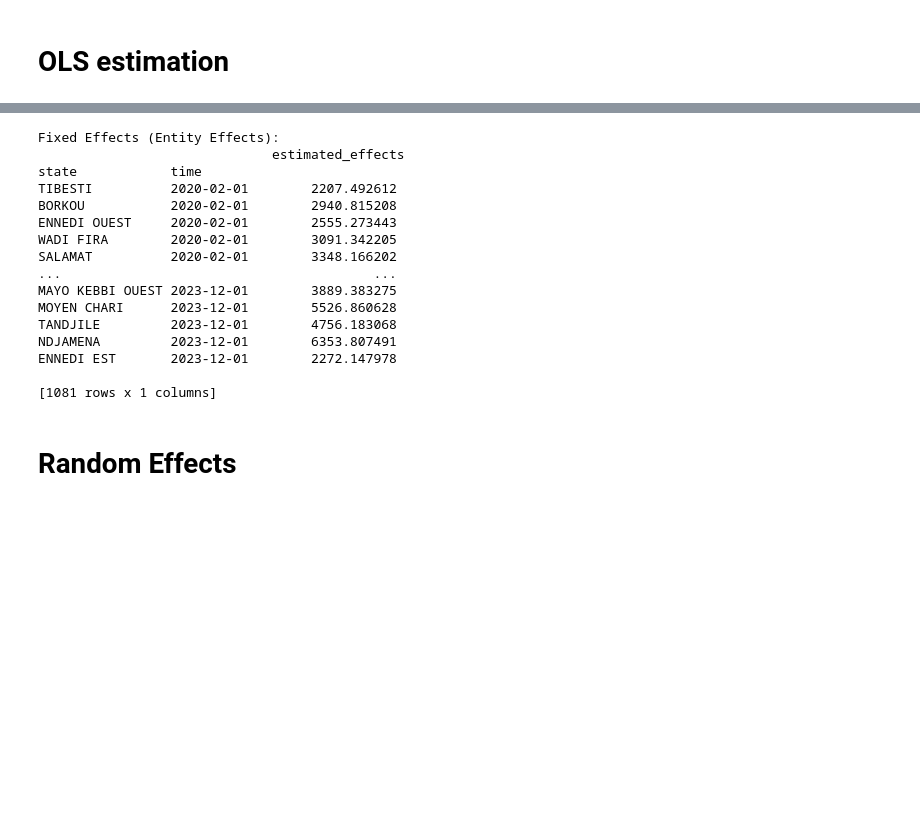
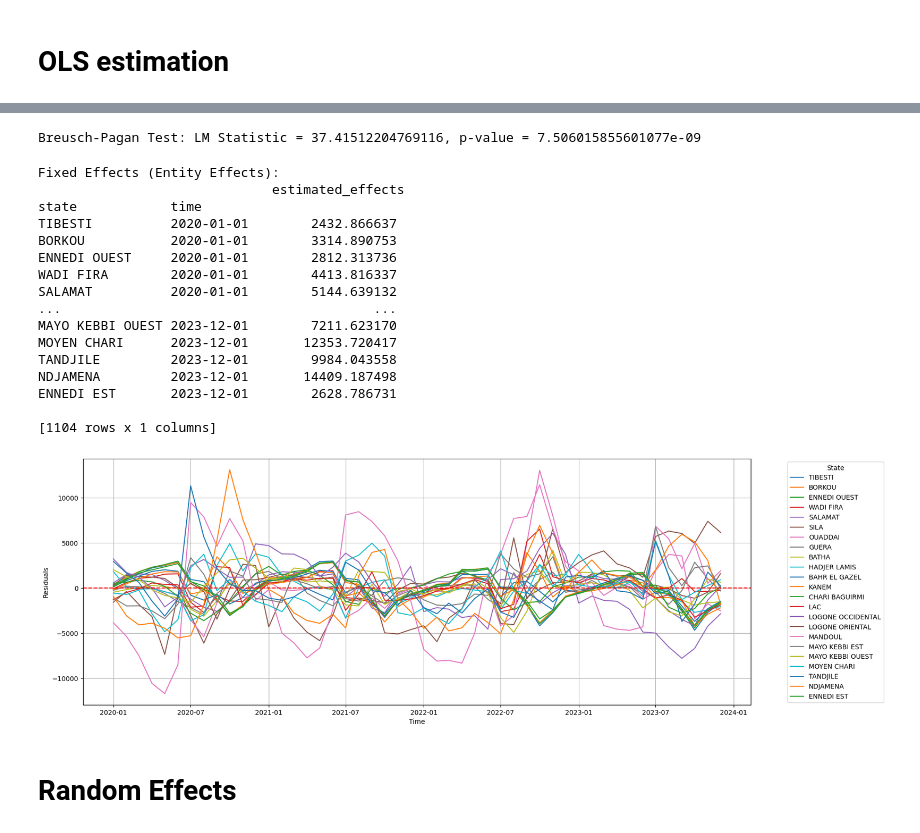
Before and after one commit to beria-kalpelbe/malaria-risk-prediction, a Jupyter notebook: src/statistical-modeling/panel_data_model.ipynb, the cells around one changed output, grey strips where cells are left out. Drawn from its saved outputs; the diff is of its cells as text; code cells hidden in the pictures; blank space fills up the shorter version.

```diff
--- a/src/statistical-modeling/panel_data_model.ipynb
+++ b/src/statistical-modeling/panel_data_model.ipynb
@@ -111,20 +94,19 @@ import pandas as pd
 from linearmodels.panel import PanelOLS
 
 data['time'] = pd.to_datetime(data['time'])
+data['region'] = data['state']
 df = data.set_index(['state', 'time'])
 
-# Create lagged dependent variable
-df['cases_lag'] = df.groupby('state')['cases'].shift(1)
 
 # Drop rows with missing lagged values (from the first time period)
 df = df.dropna()
 
 # Define dependent and independent variables
 y = df['cases']
-X = df[['cases_lag', 't2m', 'tp', 'year', 'month', 'region']]
+X = df[['t2m', 'tp', 'year', 'month', 'region']]
 
 # Fit dynamic panel model (Fixed effects)
-model_ols = PanelOLS(y, X, entity_effects=True, time_effects=False)
+model_ols = PanelOLS(y, X, entity_effects=True, time_effects=False, drop_absorbed=True)
 results_ols = model_ols.fit()
 
 # Display results
@@ -152,6 +134,24 @@ Variables have been fully absorbed and have removed from the regression:
 region.BATHA, region.BORKOU, region.CHARI BAGUIRMI, region.ENNEDI EST, region.ENNEDI OUEST, region.GUERA, region.HADJER LAMIS, region.KANEM, region.LAC, region.LOGONE OCCIDENTAL, region.LOGONE ORIENTA ...
 
   results_ols = model_ols.fit()
+# %%
+import statsmodels.api as sm
+from statsmodels.stats.diagnostic import het_breuschpagan
+
+# Add a constant term to the independent variables
+X_with_constant = sm.add_constant(X[['t2m', 'tp']])  # Adds a constant column for the intercept
+
+# Get residuals from the fitted Random Effects model
+residuals = results_ols.resids
+
+# Breusch-Pagan test for heteroscedasticity
+bp_test = het_breuschpagan(residuals, X_with_constant)
+
+# The test returns: Lagrange multiplier statistic, p-value, f-value, f p-value
+bp_lm_stat, bp_lm_pvalue, f_value, f_pvalue = bp_test
+print(f"Breusch-Pagan Test: LM Statistic = {bp_lm_stat}, p-value = {bp_lm_pvalue}")
+# %% [output]
+Breusch-Pagan Test: LM Statistic = 37.41512204769116, p-value = 7.506015855601077e-09
 # %%
 # Extract Fixed (Entity) Effects
 fixed_effects = results_ols.estimated_effects
@@ -160,19 +160,52 @@ print("\nFixed Effects (Entity Effects):\n", fixed_effects)
 Fixed Effects (Entity Effects):
                               estimated_effects
 state            time
-TIBESTI          2020-02-01        2207.492612
-BORKOU           2020-02-01        2940.815208
-ENNEDI OUEST     2020-02-01        2555.273443
-WADI FIRA        2020-02-01        3091.342205
-SALAMAT          2020-02-01        3348.166202
+TIBESTI          2020-01-01        2432.866637
+BORKOU           2020-01-01        3314.890753
+ENNEDI OUEST     2020-01-01        2812.313736
+WADI FIRA        2020-01-01        4413.816337
+SALAMAT          2020-01-01        5144.639132
 ...                                        ...
-MAYO KEBBI OUEST 2023-12-01        3889.383275
-MOYEN CHARI      2023-12-01        5526.860628
-TANDJILE         2023-12-01        4756.183068
-NDJAMENA         2023-12-01        6353.807491
-ENNEDI EST       2023-12-01        2272.147978
+MAYO KEBBI OUEST 2023-12-01        7211.623170
+MOYEN CHARI      2023-12-01       12353.720417
+TANDJILE         2023-12-01        9984.043558
+NDJAMENA         2023-12-01       14409.187498
+ENNEDI EST       2023-12-01        2628.786731
 
-[1081 rows x 1 columns]
+[1104 rows x 1 columns]
+# %%
+# Extract residuals
+residuals = results_ols.resids
+
+# Extract index levels: 'state' and 'time' (or whatever your index names are)
+states = residuals.index.get_level_values(0)  # State level (first level)
+time = residuals.index.get_level_values(1)  # Time level (second level)
+
+# Convert residuals to DataFrame for easier plotting
+residuals_df = pd.DataFrame({
+    'residuals': residuals,
+    'state': states,
+    'time': time
+})
+
+# Plot residuals for each state using a line plot
+plt.figure(figsize=(18, 6))
+for state in residuals_df['state'].unique():
+    state_residuals = residuals_df[residuals_df['state'] == state]
+    plt.plot(state_residuals['time'], state_residuals['residuals'], label=state)
+
+# Customize the plot
+plt.axhline(0, color='r', linestyle='--')
+# plt.title('Residuals Over Time by State')
+plt.xlabel('Time')
+plt.ylabel('Residuals')
+plt.legend(title='State', bbox_to_anchor=(1.05, 1), loc='upper left')  # Legend outside the plot
+plt.tight_layout()
+
+# Show the plot
+plt.grid(True)
+# %% [output]
+[figure, added]
 # %% [markdown]
 # Random Effects
 # %%
```
Also changed, not shown: parts of 14 cells of this notebook, 3 other files.
